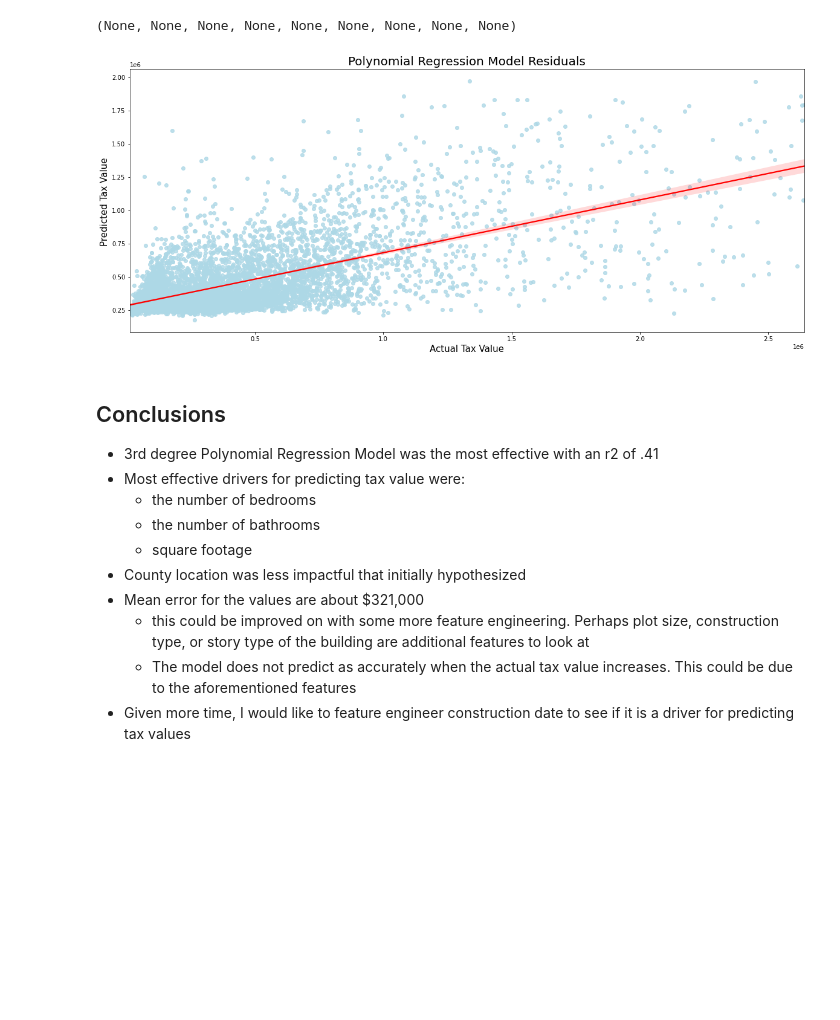
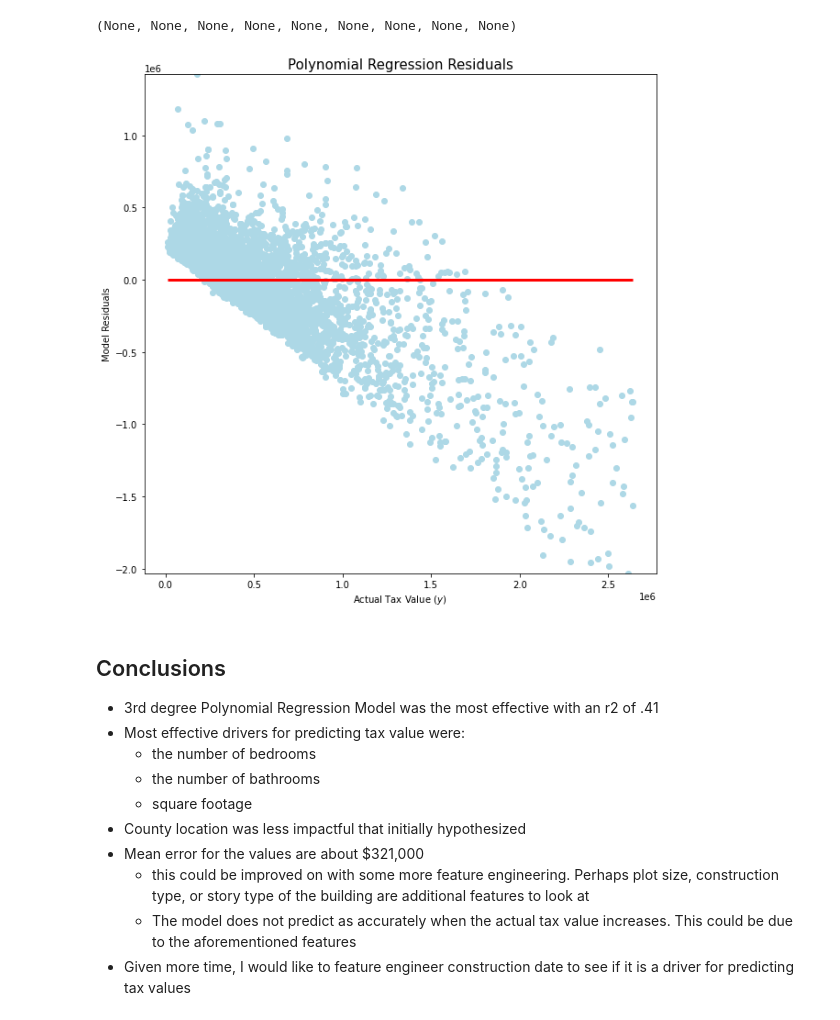
Before and after one commit to parkervoit/zillow-regression-project, a Jupyter notebook: Final_Notebook.ipynb, the cells around one changed output. Saved outputs shown, nothing was run; the diff lists cells and outputs as text; code cells hidden in the pictures; blank space fills up the shorter version.

```diff
--- a/Final_Notebook.ipynb
+++ b/Final_Notebook.ipynb
@@ -605,17 +621,16 @@ evaluate.regression_stats(y_train.tax_value, y_train.pred_lr)
 |-----------------------------------
 |Standard error : 0.003948
 (None, None, None, None, None, None, None, None, None)
-# %%
-# visualize the residuals
-plt.figure(figsize=(20,8))
-
-# plot predicitons vs actual
-sns.regplot(data=y_test, x=y_test.tax_value, y=y_test.pred_lr,
-            scatter_kws={'color':'lightblue'}, line_kws={'color':'red'})
-plt.xlabel("Actual Tax Value", fontdict={'fontsize':15})
-plt.ylabel("Predicted Tax Value ", fontdict={'fontsize':15})
-plt.title("Polynomial Regression Model Residuals", fontdict={'fontsize': 20})
-
-plt.show()
-# %% [output]
-[figure, removed]
+# %%
+# visualize the residuals
+plt.figure(figsize=(10,10))
+res = y_test.pred_lr - y_test.tax_value
+plt.hlines(0, y_test.tax_value.min(), y_test.tax_value.max(), ls='-', lw = 3, colors = 'red')
+plt.scatter(x=y_test.tax_value, y= res, c = 'lightblue')
+plt.ylim(res.min(),res.max())
+plt.ylabel('Model Residuals')
+plt.xlabel('Actual Tax Value ($y$)')
+plt.title('Polynomial Regression Residuals', fontsize = 15)
+plt.show()
+# %% [output]
+[figure, added]
```
Also changed, not shown: parts of 8 cells of this notebook, 5 other files.
